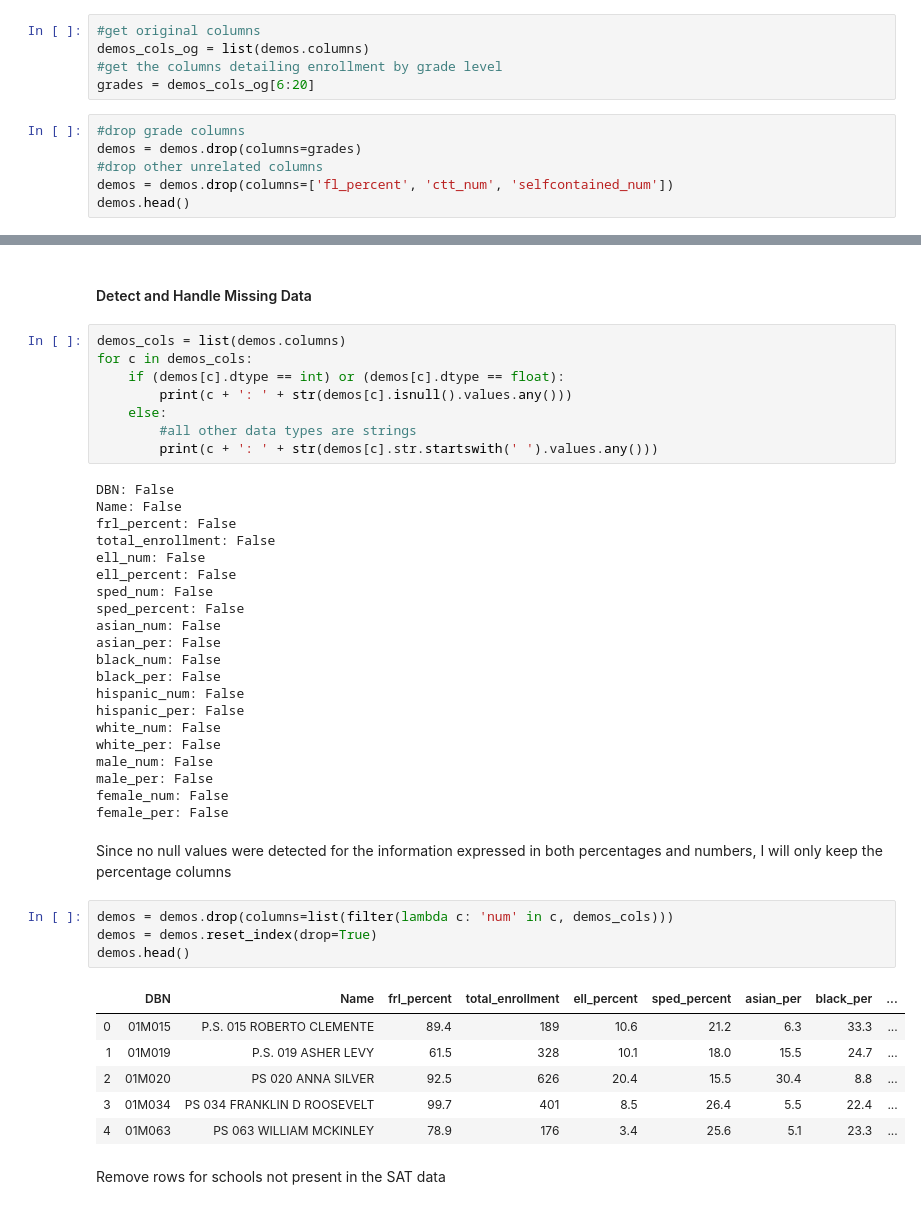
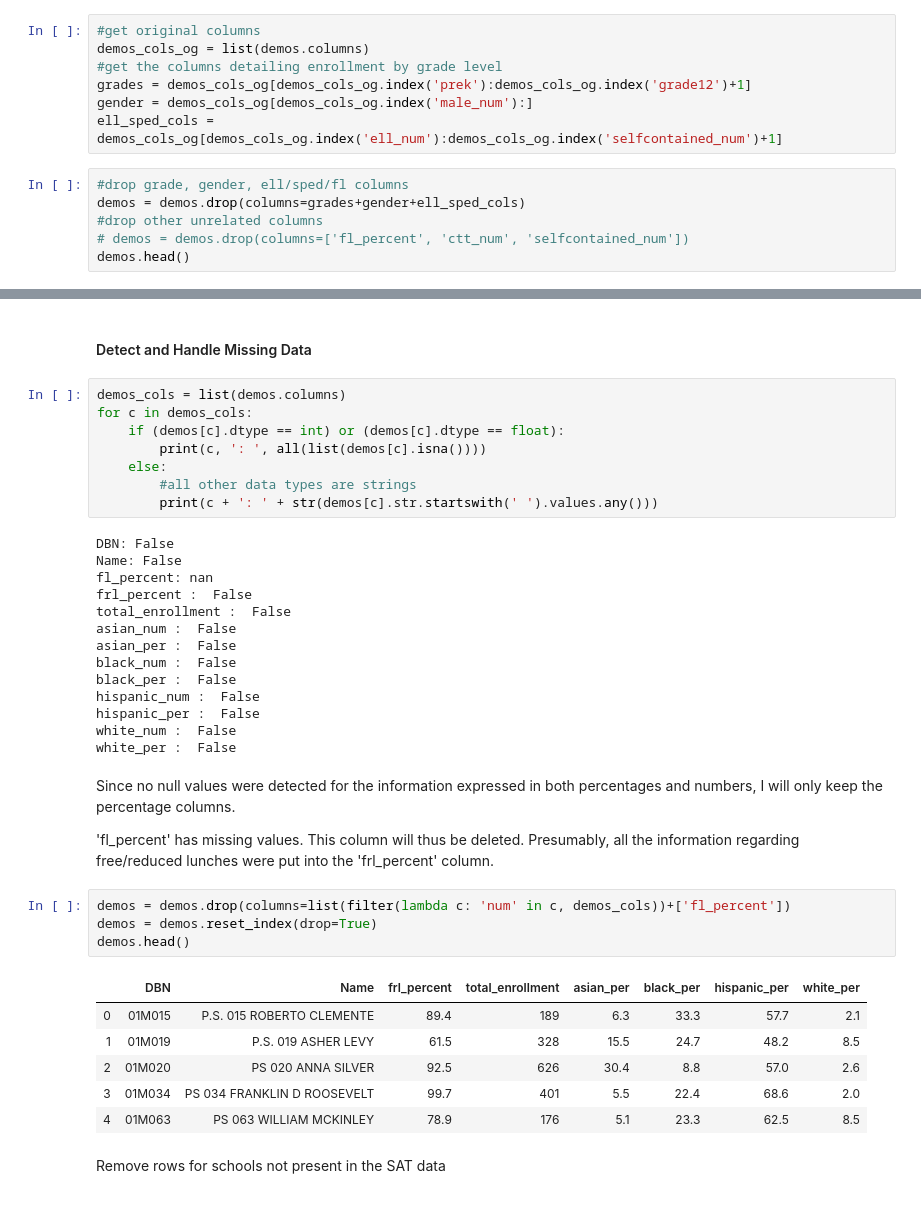
Before and after one commit to jacquelinekclee/data_cleaning_exploration_nyc_schools_sat, a Jupyter notebook: data_cleaning_sat_ny.ipynb, the cells around one changed output, grey strips where cells are left out. Drawn from its saved outputs; the diff is of its cells as text.

```diff
--- a/data_cleaning_sat_ny.ipynb
+++ b/data_cleaning_sat_ny.ipynb
@@ -260,11 +273,13 @@ I will focus on columns that reveal information about students' ethnicity, socio
 #get original columns
 demos_cols_og = list(demos.columns)
 #get the columns detailing enrollment by grade level
-grades = demos_cols_og[6:20]
+grades = demos_cols_og[demos_cols_og.index('prek'):demos_cols_og.index('grade12')+1]
+gender = demos_cols_og[demos_cols_og.index('male_num'):]
+ell_sped_cols = demos_cols_og[demos_cols_og.index('ell_num'):demos_cols_og.index('selfcontained_num')+1]
 # %%
-#drop grade columns
-demos = demos.drop(columns=grades)
+#drop grade, gender, ell/sped/fl columns
+demos = demos.drop(columns=grades+gender+ell_sped_cols)
 #drop other unrelated columns
-demos = demos.drop(columns=['fl_percent', 'ctt_num', 'selfcontained_num'])
+# demos = demos.drop(columns=['fl_percent', 'ctt_num', 'selfcontained_num'])
 demos.head()
 # %% [output]
@@ -315,44 +327,39 @@ demos.head()
 demos_cols = list(demos.columns)
 for c in demos_cols:
     if (demos[c].dtype == int) or (demos[c].dtype == float):
-        print(c + ': ' + str(demos[c].isnull().values.any()))
+        print(c, ': ', all(list(demos[c].isna())))
     else:
         #all other data types are strings
         print(c + ': ' + str(demos[c].str.startswith(' ').values.any()))
 # %% [output]
 DBN: False
 Name: False
-frl_percent: False
-total_enrollment: False
-ell_num: False
-ell_percent: False
-sped_num: False
-sped_percent: False
-asian_num: False
-asian_per: False
-black_num: False
-black_per: False
-hispanic_num: False
-hispanic_per: False
-white_num: False
-white_per: False
-male_num: False
-male_per: False
-female_num: False
-female_per: False
+fl_percent: nan
+frl_percent :  False
+total_enrollment :  False
+asian_num :  False
+asian_per :  False
+black_num :  False
+black_per :  False
+hispanic_num :  False
+hispanic_per :  False
+white_num :  False
+white_per :  False
 # %% [markdown]
-Since no null values were detected for the information expressed in both percentages and numbers, I will only keep the percentage columns
+Since no null values were detected for the information expressed in both percentages and numbers, I will only keep the percentage columns.
+
+'fl_percent' has missing values. This column will thus be deleted. Presumably, all the information regarding free/reduced lunches were put into the 'frl_percent' column.
 # %%
-demos = demos.drop(columns=list(filter(lambda c: 'num' in c, demos_cols)))
+demos = demos.drop(columns=list(filter(lambda c: 'num' in c, demos_cols))+['fl_percent'])
 demos = demos.reset_index(drop=True)
 demos.head()
 # %% [output]
-|  | DBN | Name | frl_percent | total_enrollment | ell_percent | sped_percent | asian_per | black_per | ... |
-| 0 | 01M015 | P.S. 015 ROBERTO CLEMENTE | 89.4 | 189 | 10.6 | 21.2 | 6.3 | 33.3 | ... |
-| 1 | 01M019 | P.S. 019 ASHER LEVY | 61.5 | 328 | 10.1 | 18.0 | 15.5 | 24.7 | ... |
-| 2 | 01M020 | PS 020 ANNA SILVER | 92.5 | 626 | 20.4 | 15.5 | 30.4 | 8.8 | ... |
-| 3 | 01M034 | PS 034 FRANKLIN D ROOSEVELT | 99.7 | 401 | 8.5 | 26.4 | 5.5 | 22.4 | ... |
-| 4 | 01M063 | PS 063 WILLIAM MCKINLEY | 78.9 | 176 | 3.4 | 25.6 | 5.1 | 23.3 | ... |
+|  | DBN | Name | frl_percent | total_enrollment | asian_per | black_per | hispanic_per | white_per |
+| 0 | 01M015 | P.S. 015 ROBERTO CLEMENTE | 89.4 | 189 | 6.3 | 33.3 | 57.7 | 2.1 |
+| 1 | 01M019 | P.S. 019 ASHER LEVY | 61.5 | 328 | 15.5 | 24.7 | 48.2 | 8.5 |
+| 2 | 01M020 | PS 020 ANNA SILVER | 92.5 | 626 | 30.4 | 8.8 | 57.0 | 2.6 |
+| 3 | 01M034 | PS 034 FRANKLIN D ROOSEVELT | 99.7 | 401 | 5.5 | 22.4 | 68.6 | 2.0 |
+| 4 | 01M063 | PS 063 WILLIAM MCKINLEY | 78.9 | 176 | 5.1 | 23.3 | 62.5 | 8.5 |
 # %% [markdown]
 <a class="anchor" id="demos_keep"></a>Remove rows for schools not present in the SAT data
 # %%
```
Also changed, not shown: parts of 22 cells of this notebook.
